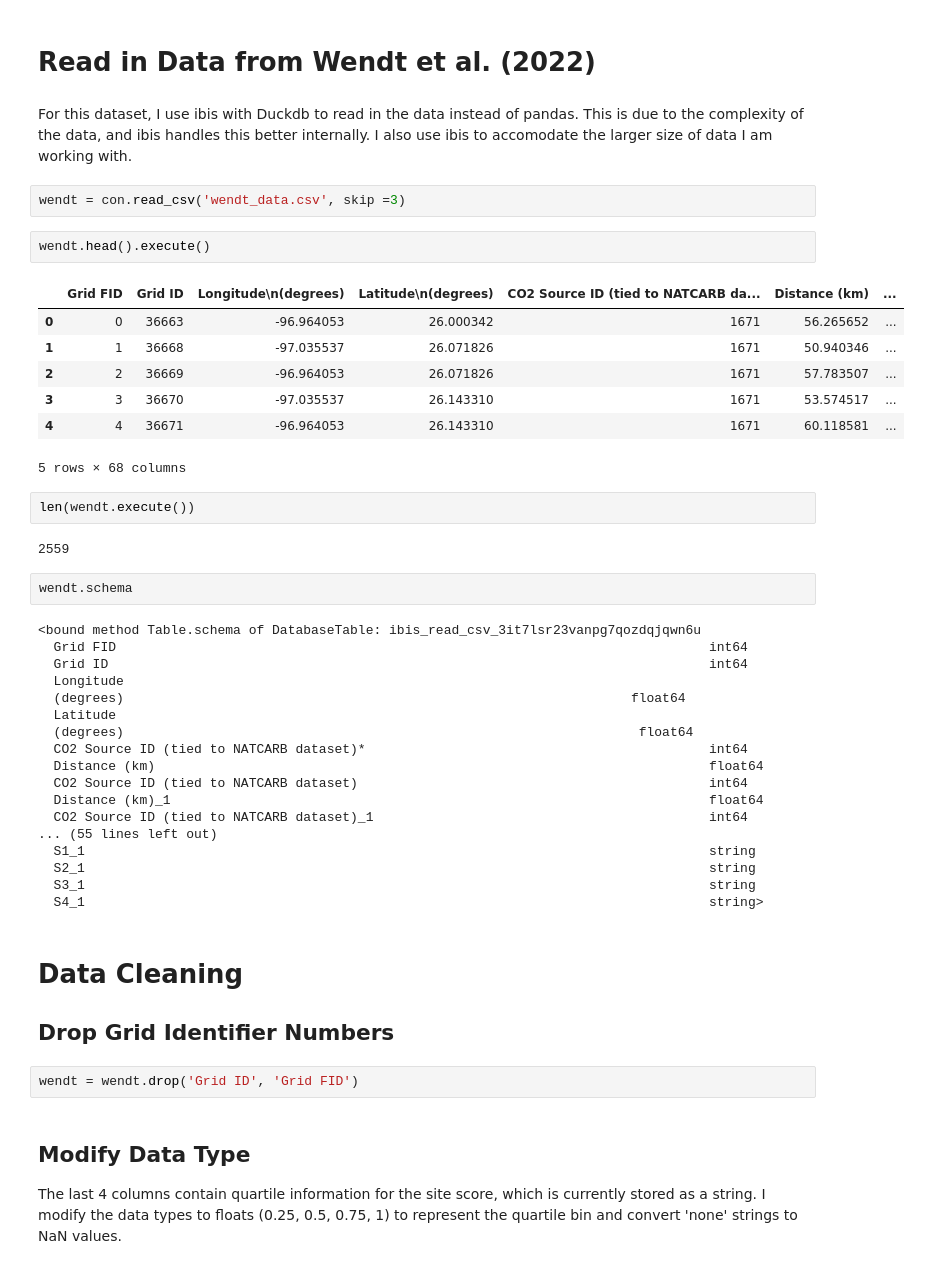
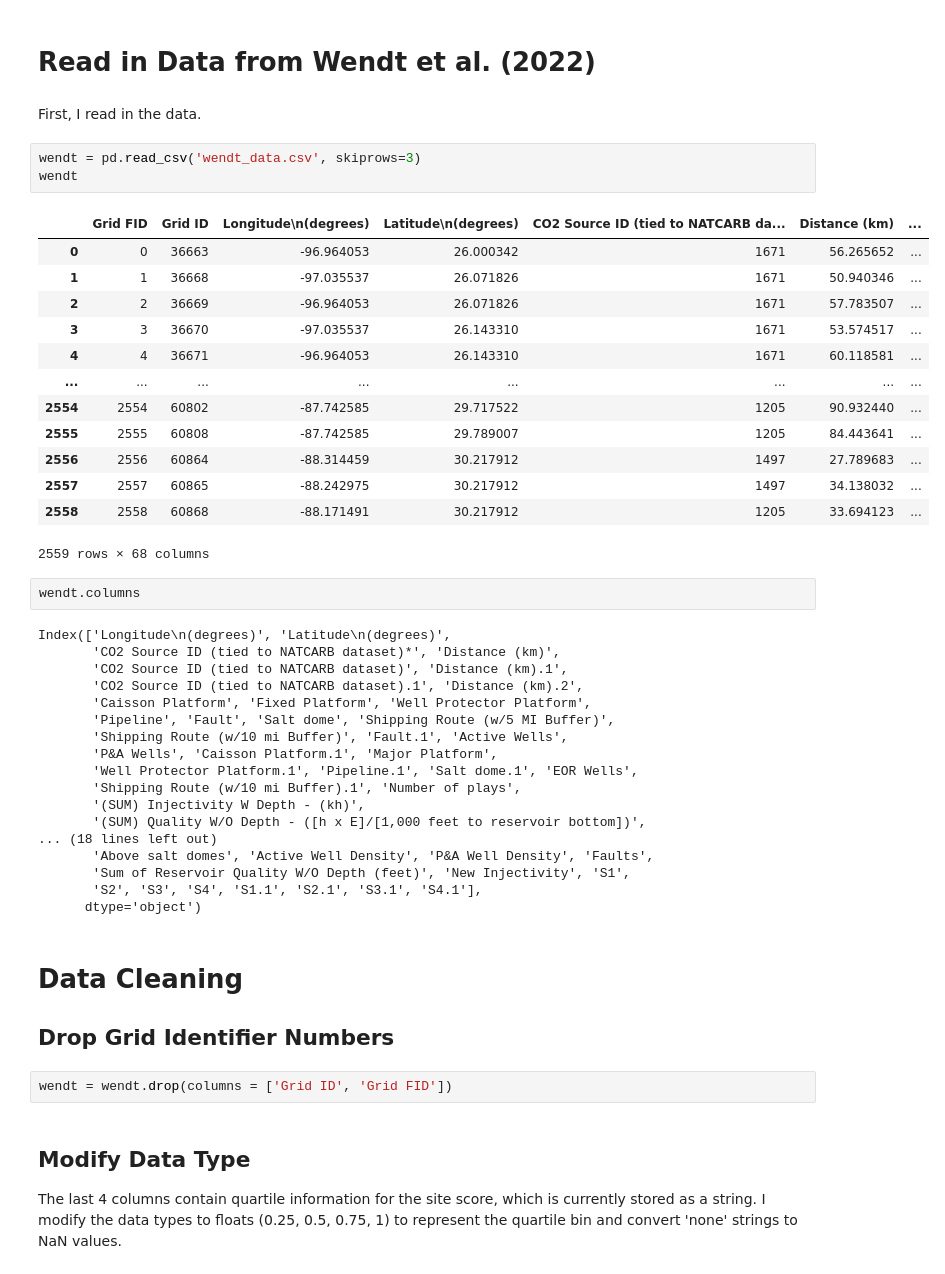
Before and after one commit to lilycastiel/thesis-cgs, a Jupyter notebook: SQ2.ipynb, the cells around one changed output. Saved outputs shown, nothing was run; the diff lists cells and outputs as text.

```diff
--- a/SQ2.ipynb
+++ b/SQ2.ipynb
@@ -26,48 +15,49 @@ duckdb: 1.4.2
 # %% [markdown]
 # Read in Data from Wendt et al. (2022)
 # %% [markdown]
-For this dataset, I use ibis with Duckdb to read in the data instead of pandas. This is due to the complexity of the data, and ibis handles this better internally. I also use ibis to accomodate the larger size of data I am working with.
+First, I read in the data.
-# %%
-wendt = con.read_csv('wendt_data.csv', skip =3)
-# %%
-wendt.head().execute()
-# %% [output]
-|  | Grid FID | Grid ID | Longitude\n(degrees) | Latitude\n(degrees) | CO2 Source ID (tied to NATCARB da... | Distance (km) | ... |
-| 0 | 0 | 36663 | -96.964053 | 26.000342 | 1671 | 56.265652 | ... |
-| 1 | 1 | 36668 | -97.035537 | 26.071826 | 1671 | 50.940346 | ... |
-| 2 | 2 | 36669 | -96.964053 | 26.071826 | 1671 | 57.783507 | ... |
-| 3 | 3 | 36670 | -97.035537 | 26.143310 | 1671 | 53.574517 | ... |
-| 4 | 4 | 36671 | -96.964053 | 26.143310 | 1671 | 60.118581 | ... |
-5 rows × 68 columns
-# %%
-len(wendt.execute())
-# %% [output]
-2559
+# %%
+wendt = pd.read_csv('wendt_data.csv', skiprows=3)
+wendt
+# %% [output]
+|  | Grid FID | Grid ID | Longitude\n(degrees) | Latitude\n(degrees) | CO2 Source ID (tied to NATCARB da... | Distance (km) | ... |
+| 0 | 0 | 36663 | -96.964053 | 26.000342 | 1671 | 56.265652 | ... |
+| 1 | 1 | 36668 | -97.035537 | 26.071826 | 1671 | 50.940346 | ... |
+| 2 | 2 | 36669 | -96.964053 | 26.071826 | 1671 | 57.783507 | ... |
+| 3 | 3 | 36670 | -97.035537 | 26.143310 | 1671 | 53.574517 | ... |
+| 4 | 4 | 36671 | -96.964053 | 26.143310 | 1671 | 60.118581 | ... |
+| ... | ... | ... | ... | ... | ... | ... | ... |
+| 2554 | 2554 | 60802 | -87.742585 | 29.717522 | 1205 | 90.932440 | ... |
+| 2555 | 2555 | 60808 | -87.742585 | 29.789007 | 1205 | 84.443641 | ... |
+| 2556 | 2556 | 60864 | -88.314459 | 30.217912 | 1497 | 27.789683 | ... |
+| 2557 | 2557 | 60865 | -88.242975 | 30.217912 | 1497 | 34.138032 | ... |
+| 2558 | 2558 | 60868 | -88.171491 | 30.217912 | 1205 | 33.694123 | ... |
+2559 rows × 68 columns
 # %%
-wendt.schema
+wendt.columns
 # %% [output]
-<bound method Table.schema of DatabaseTable: ibis_read_csv_3it7lsr23vanpg7qozdqjqwn6u
-  Grid FID                                                                            int64
-  Grid ID                                                                             int64
-  Longitude
-  (degrees)                                                                 float64
-  Latitude
-  (degrees)                                                                  float64
-  CO2 Source ID (tied to NATCARB dataset)*                                            int64
-  Distance (km)                                                                       float64
-  CO2 Source ID (tied to NATCARB dataset)                                             int64
-  Distance (km)_1                                                                     float64
-  CO2 Source ID (tied to NATCARB dataset)_1                                           int64
-... (55 lines left out)
-  S1_1                                                                                string
-  S2_1                                                                                string
-  S3_1                                                                                string
-  S4_1                                                                                string>
+Index(['Longitude\n(degrees)', 'Latitude\n(degrees)',
+       'CO2 Source ID (tied to NATCARB dataset)*', 'Distance (km)',
+       'CO2 Source ID (tied to NATCARB dataset)', 'Distance (km).1',
+       'CO2 Source ID (tied to NATCARB dataset).1', 'Distance (km).2',
+       'Caisson Platform', 'Fixed Platform', 'Well Protector Platform',
+       'Pipeline', 'Fault', 'Salt dome', 'Shipping Route (w/5 MI Buffer)',
+       'Shipping Route (w/10 mi Buffer)', 'Fault.1', 'Active Wells',
+       'P&A Wells', 'Caisson Platform.1', 'Major Platform',
+       'Well Protector Platform.1', 'Pipeline.1', 'Salt dome.1', 'EOR Wells',
+       'Shipping Route (w/10 mi Buffer).1', 'Number of plays',
+       '(SUM) Injectivity W Depth - (kh)',
+       '(SUM) Quality W/O Depth - ([h x E]/[1,000 feet to reservoir bottom])',
+... (18 lines left out)
+       'Above salt domes', 'Active Well Density', 'P&A Well Density', 'Faults',
+       'Sum of Reservoir Quality W/O Depth (feet)', 'New Injectivity', 'S1',
+       'S2', 'S3', 'S4', 'S1.1', 'S2.1', 'S3.1', 'S4.1'],
+      dtype='object')
 # %% [markdown]
 # Data Cleaning
 ## Drop Grid Identifier Numbers
 # %%
-wendt = wendt.drop('Grid ID', 'Grid FID')
+wendt = wendt.drop(columns = ['Grid ID', 'Grid FID'])
 # %% [markdown]
 ## Modify Data Type
 
```
Also changed, not shown: parts of 26 cells of this notebook, 1 other file.
